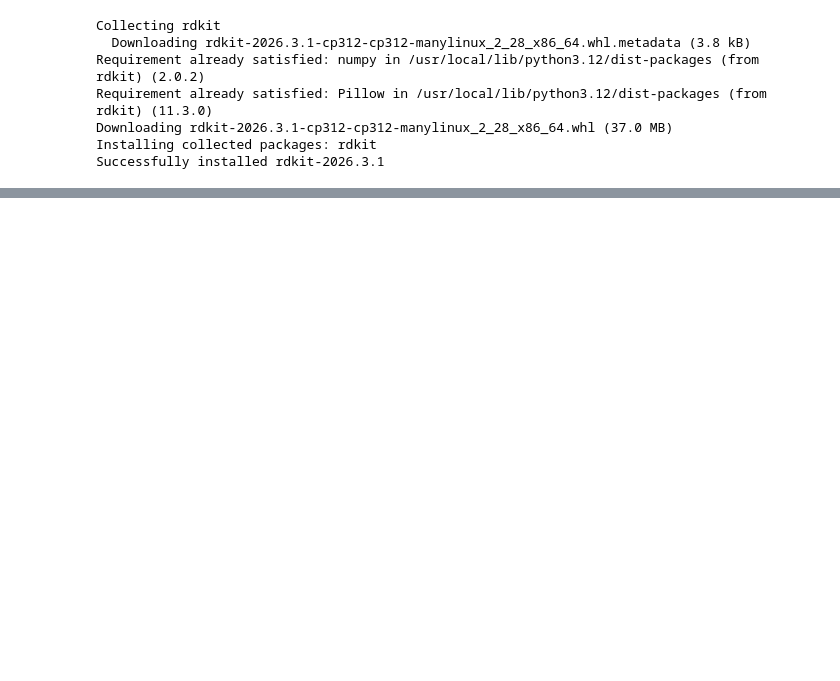
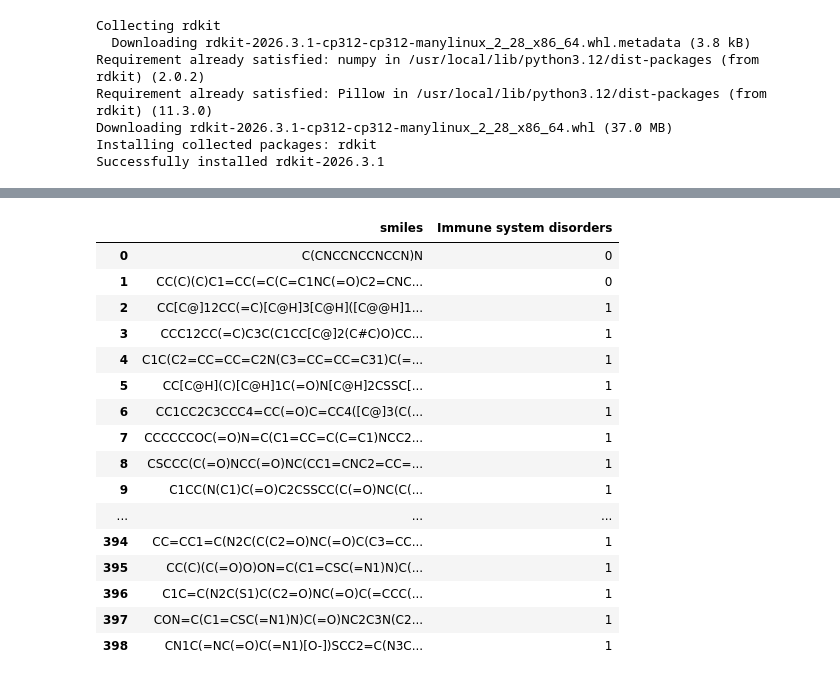
Before and after one commit to alyacipta/AI-Data-Projects, a Jupyter notebook: RDKIT-Python/Immune_System_LOA_Ensemble.ipynb, the cells around one changed output, grey strips where cells are left out. Cells and saved outputs as stored; diff of their text form; code cells hidden in the pictures; blank space fills up the shorter version.

```diff
--- a/RDKIT-Python/Immune_System_LOA_Ensemble.ipynb
+++ b/RDKIT-Python/Immune_System_LOA_Ensemble.ipynb
@@ -23,0 +15,18 @@ m
+# %%
+# Importing Libraries
+import pandas as pd
+import numpy as np
+import warnings
+
+from rdkit import Chem
+from rdkit.Chem import Draw
+from rdkit.Chem.Draw import IPythonConsole
+from rdkit.Chem import Descriptors
+from rdkit.Chem import AllChem, PandasTools, MACCSkeys, AtomPairs, rdFingerprintGenerator
+from rdkit import DataStructs
+from rdkit.Chem.rdmolops import PatternFingerprint
+from rdkit.Avalon import pyAvalonTools
+from rdkit.Chem.AtomPairs.Pairs import GetAtomPairFingerprintAsBitVect
+pd.set_option('display.max_rows', None)
+
+warnings.filterwarnings("ignore")
@@ -23,0 +60,20 @@ m
+# %%
+df
+# %% [output]
+|  | smiles | Immune system disorders |
+| 0 | C(CNCCNCCNCCN)N | 0 |
+| 1 | CC(C)(C)C1=CC(=C(C=C1NC(=O)C2=CNC... | 0 |
+| 2 | CC[C@]12CC(=C)[C@H]3[C@H]([C@@H]1... | 1 |
+| 3 | CCC12CC(=C)C3C(C1CC[C@]2(C#C)O)CC... | 1 |
+| 4 | C1C(C2=CC=CC=C2N(C3=CC=CC=C31)C(=... | 1 |
+| 5 | CC[C@H](C)[C@H]1C(=O)N[C@H]2CSSC[... | 1 |
+| 6 | CC1CC2C3CCC4=CC(=O)C=CC4([C@]3(C(... | 1 |
+| 7 | CCCCCCOC(=O)N=C(C1=CC=C(C=C1)NCC2... | 1 |
+| 8 | CSCCC(C(=O)NCC(=O)NC(CC1=CNC2=CC=... | 1 |
+| 9 | C1CC(N(C1)C(=O)C2CSSCC(C(=O)NC(C(... | 1 |
+| ... | ... | ... |
+| 394 | CC=CC1=C(N2C(C(C2=O)NC(=O)C(C3=CC... | 1 |
+| 395 | CC(C)(C(=O)O)ON=C(C1=CSC(=N1)N)C(... | 1 |
+| 396 | C1C=C(N2C(S1)C(C2=O)NC(=O)C(=CCC(... | 1 |
+| 397 | CON=C(C1=CSC(=N1)N)C(=O)NC2C3N(C2... | 1 |
+| 398 | CN1C(=NC(=O)C(=N1)[O-])SCC2=C(N3C... | 1 |
```
Also changed, not shown: parts of 18 cells of this notebook.
